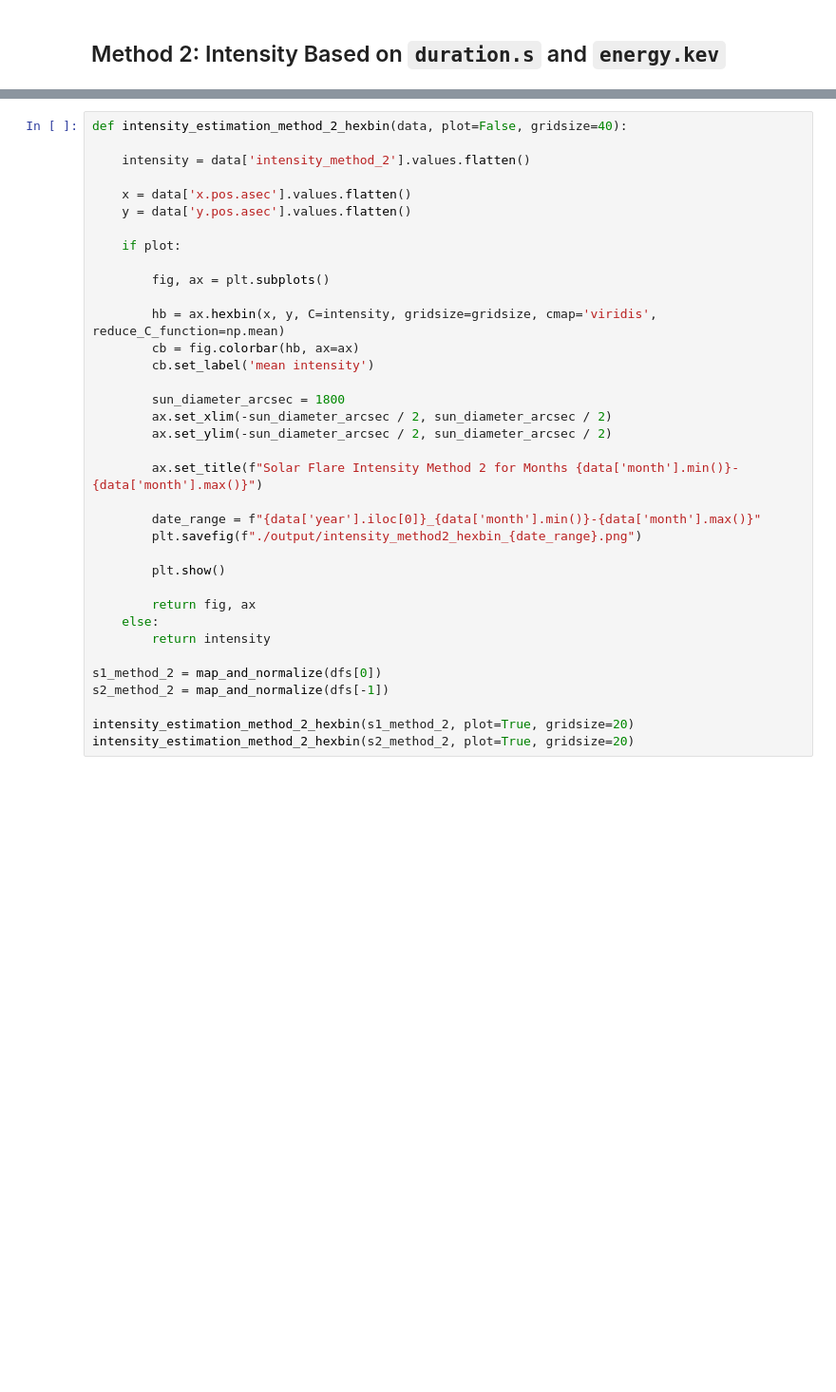
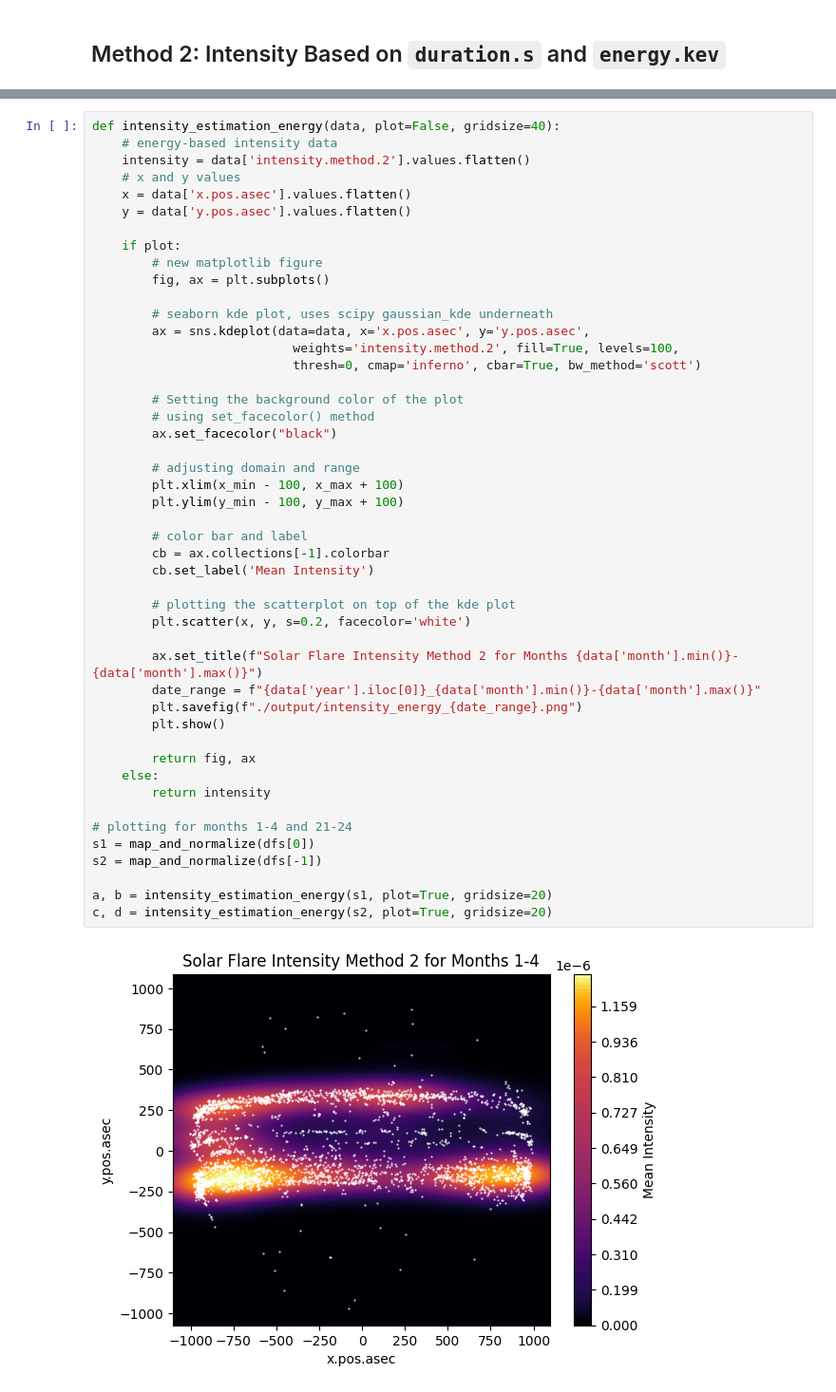
Before and after one commit to bsanchezhtx/helios-group-project, a Jupyter notebook: task1.ipynb, the cells around one changed output, grey strips where cells are left out. Shown at 95% size. Drawn from its saved outputs; the diff is of its cells as text; blank space fills up the shorter version.

```diff
--- a/task1.ipynb
+++ b/task1.ipynb
@@ -120,36 +146,49 @@ def map_and_normalize(df):
 # %%
-def intensity_estimation_method_2_hexbin(data, plot=False, gridsize=40):
-
-    intensity = data['intensity_method_2'].values.flatten()
-
+def intensity_estimation_energy(data, plot=False, gridsize=40):
+    # energy-based intensity data
+    intensity = data['intensity.method.2'].values.flatten()
+    # x and y values
     x = data['x.pos.asec'].values.flatten()
     y = data['y.pos.asec'].values.flatten()
 
     if plot:
-
+        # new matplotlib figure
         fig, ax = plt.subplots()
 
-        hb = ax.hexbin(x, y, C=intensity, gridsize=gridsize, cmap='viridis', reduce_C_function=np.mean)
-        cb = fig.colorbar(hb, ax=ax)
-        cb.set_label('mean intensity')
+        # seaborn kde plot, uses scipy gaussian_kde underneath
+        ax = sns.kdeplot(data=data, x='x.pos.asec', y='y.pos.asec',
+                           weights='intensity.method.2', fill=True, levels=100,
+                           thresh=0, cmap='inferno', cbar=True, bw_method='scott')
 
-        sun_diameter_arcsec = 1800
-        ax.set_xlim(-sun_diameter_arcsec / 2, sun_diameter_arcsec / 2)
-        ax.set_ylim(-sun_diameter_arcsec / 2, sun_diameter_arcsec / 2)
+        # Setting the background color of the plot
+        # using set_facecolor() method
+        ax.set_facecolor("black")
+
+        # adjusting domain and range
+        plt.xlim(x_min - 100, x_max + 100)
+        plt.ylim(y_min - 100, y_max + 100)
+
+        # color bar and label
+        cb = ax.collections[-1].colorbar
+        cb.set_label('Mean Intensity')
+
+        # plotting the scatterplot on top of the kde plot
+        plt.scatter(x, y, s=0.2, facecolor='white')
 
         ax.set_title(f"Solar Flare Intensity Method 2 for Months {data['month'].min()}-{data['month'].max()}")
-
         date_range = f"{data['year'].iloc[0]}_{data['month'].min()}-{data['month'].max()}"
-        plt.savefig(f"./output/intensity_method2_hexbin_{date_range}.png")
-
+        plt.savefig(f"./output/intensity_energy_{date_range}.png")
         plt.show()
 
         return fig, ax
     else:
         return intensity
 
-s1_method_2 = map_and_normalize(dfs[0])
-s2_method_2 = map_and_normalize(dfs[-1])
+# plotting for months 1-4 and 21-24
+s1 = map_and_normalize(dfs[0])
+s2 = map_and_normalize(dfs[-1])
 
-intensity_estimation_method_2_hexbin(s1_method_2, plot=True, gridsize=20)
-intensity_estimation_method_2_hexbin(s2_method_2, plot=True, gridsize=20)
+a, b = intensity_estimation_energy(s1, plot=True, gridsize=20)
+c, d = intensity_estimation_energy(s2, plot=True, gridsize=20)
+# %% [output]
+[figure, added]
```
Also changed, not shown: parts of 4 cells of this notebook, 24 other files.
